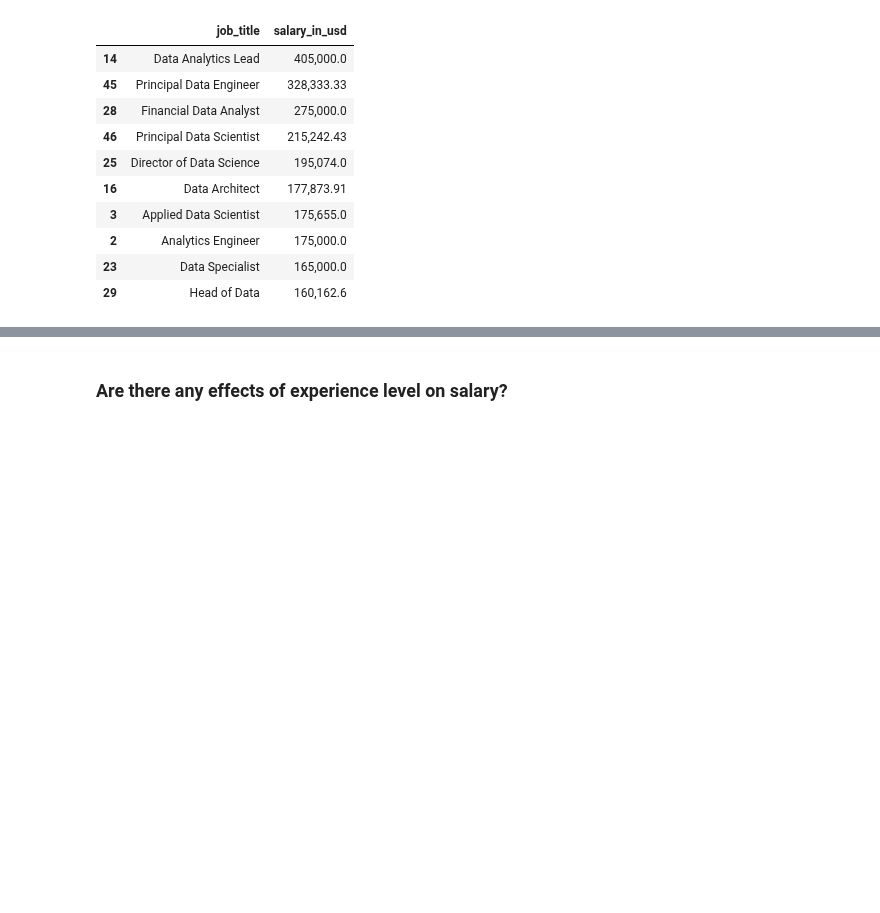
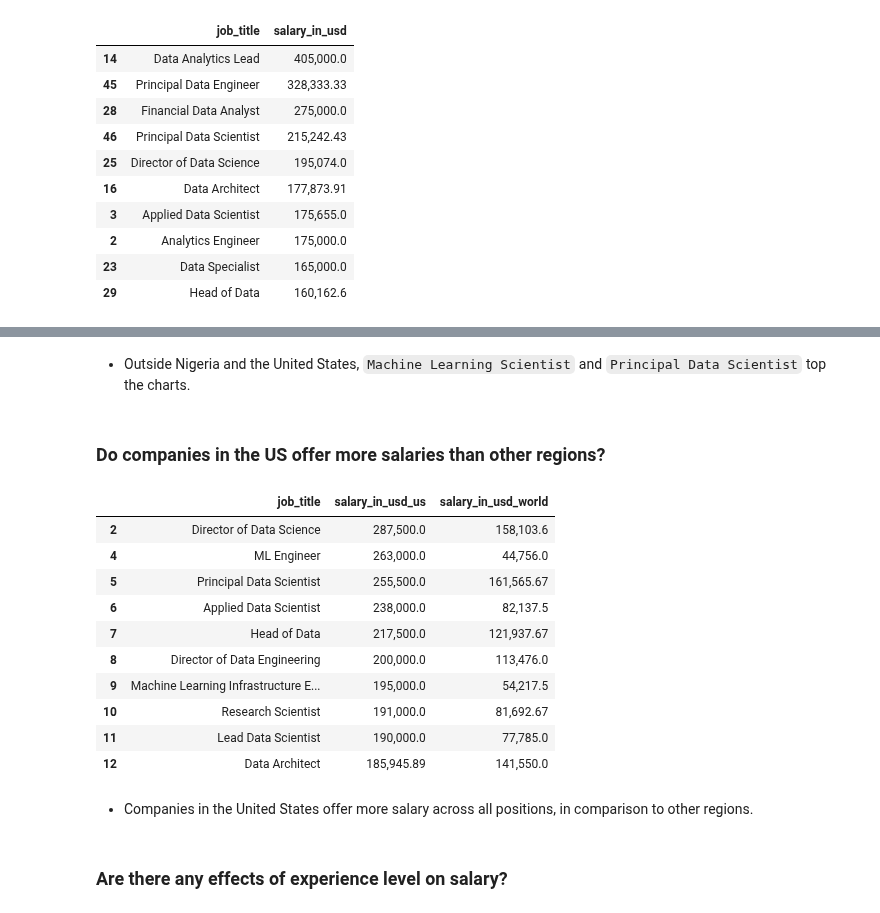
Before and after one commit to manuelinfosec/eda-analysis-of-data-science-job-salaries, a Jupyter notebook: main.ipynb, the cells around one changed output, grey strips where cells are left out. Cells and saved outputs as stored; diff of their text form; code cells hidden in the pictures; blank space fills up the shorter version.

```diff
--- a/main.ipynb
+++ b/main.ipynb
@@ -347,0 +373,8 @@ fig
+# %%
+avg_region_us = data[data.company_location == 'US']
+avg_region_us = (avg_region_us.groupby("job_title").mean()["salary_in_usd"]
+                            .reset_index()
+                        .sort_values("salary_in_usd", ascending=False)
+                    ).round(decimals=2)
+
+avg_region_us.head(10)
@@ -347,0 +403,7 @@ fig
+# %%
+avg_region = data[data.company_location != 'US'][data.company_location != 'NG']
+avg_region = (avg_region.groupby("job_title").mean()["salary_in_usd"]
+                                .reset_index()
+                            .sort_values("salary_in_usd", ascending=False)
+                        ).round(decimals=2)
+avg_region.head(10)
@@ -347,0 +428,20 @@ fig
+# %% [markdown]
+- Outside Nigeria and the United States, `Machine Learning Scientist` and `Principal Data Scientist` top the charts.
+# %% [markdown]
+### Do companies in the US offer more salaries than other regions?
+# %%
+avg_merge = pd.merge(avg_region_us, avg_region[['job_title', 'salary_in_usd']], on='job_title',
+                    how='left').dropna().rename(columns={'salary_in_usd_x':'salary_in_usd_us', 'salary_in_usd_y': 'salary_in_usd_world'}).head(10)
+avg_merge
+# %% [output]
+|  | job_title | salary_in_usd_us | salary_in_usd_world |
+| 2 | Director of Data Science | 287,500.0 | 158,103.6 |
+| 4 | ML Engineer | 263,000.0 | 44,756.0 |
+| 5 | Principal Data Scientist | 255,500.0 | 161,565.67 |
+| 6 | Applied Data Scientist | 238,000.0 | 82,137.5 |
+| 7 | Head of Data | 217,500.0 | 121,937.67 |
+| 8 | Director of Data Engineering | 200,000.0 | 113,476.0 |
+| 9 | Machine Learning Infrastructure E... | 195,000.0 | 54,217.5 |
+| 10 | Research Scientist | 191,000.0 | 81,692.67 |
+| 11 | Lead Data Scientist | 190,000.0 | 77,785.0 |
+| 12 | Data Architect | 185,945.89 | 141,550.0 |
@@ -348,3 +457,5 @@ fig
+# %% [markdown]
+- Companies in the United States offer more salary across all positions, in comparison to other regions.
 # %% [markdown]
 ### Are there any effects of experience level on salary?
 # %%
```
Also changed, not shown: parts of 27 cells of this notebook.
